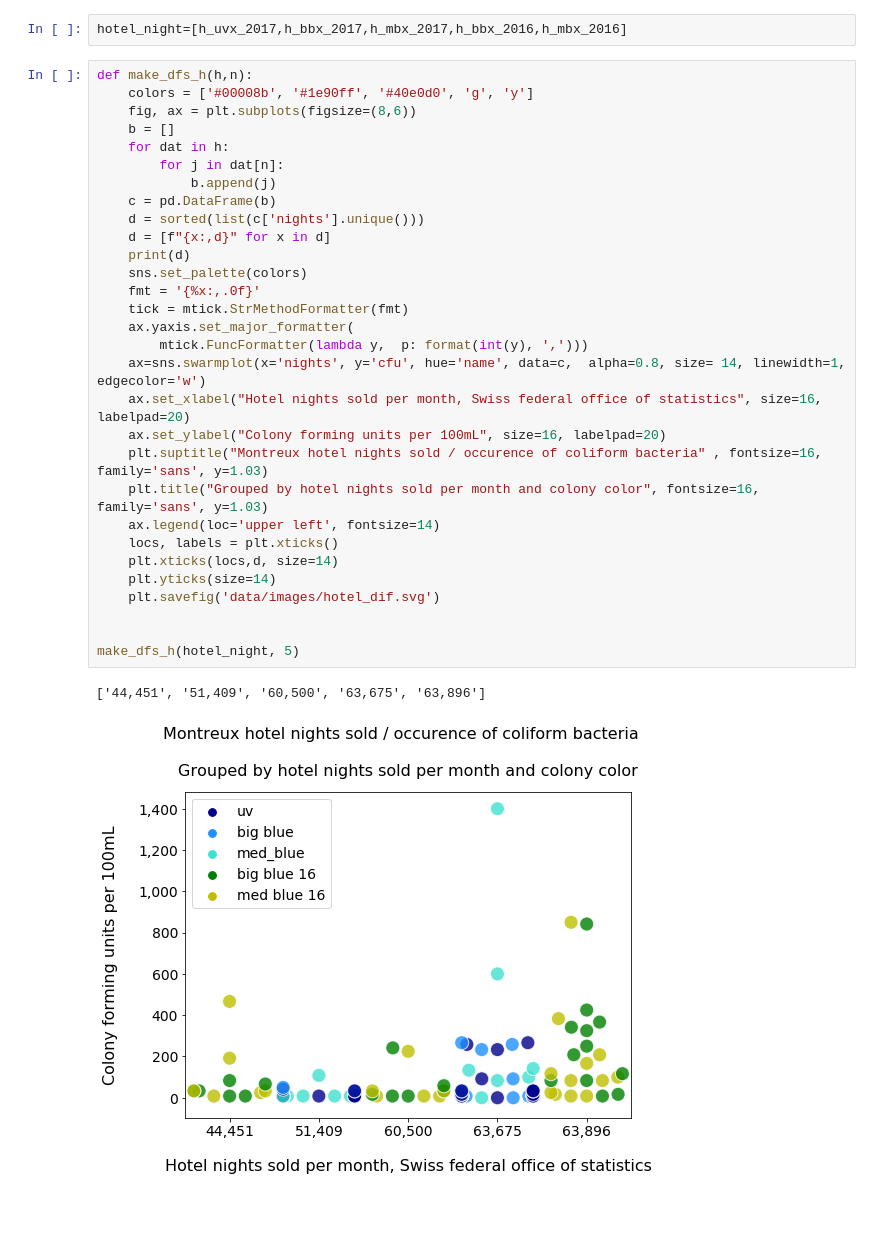
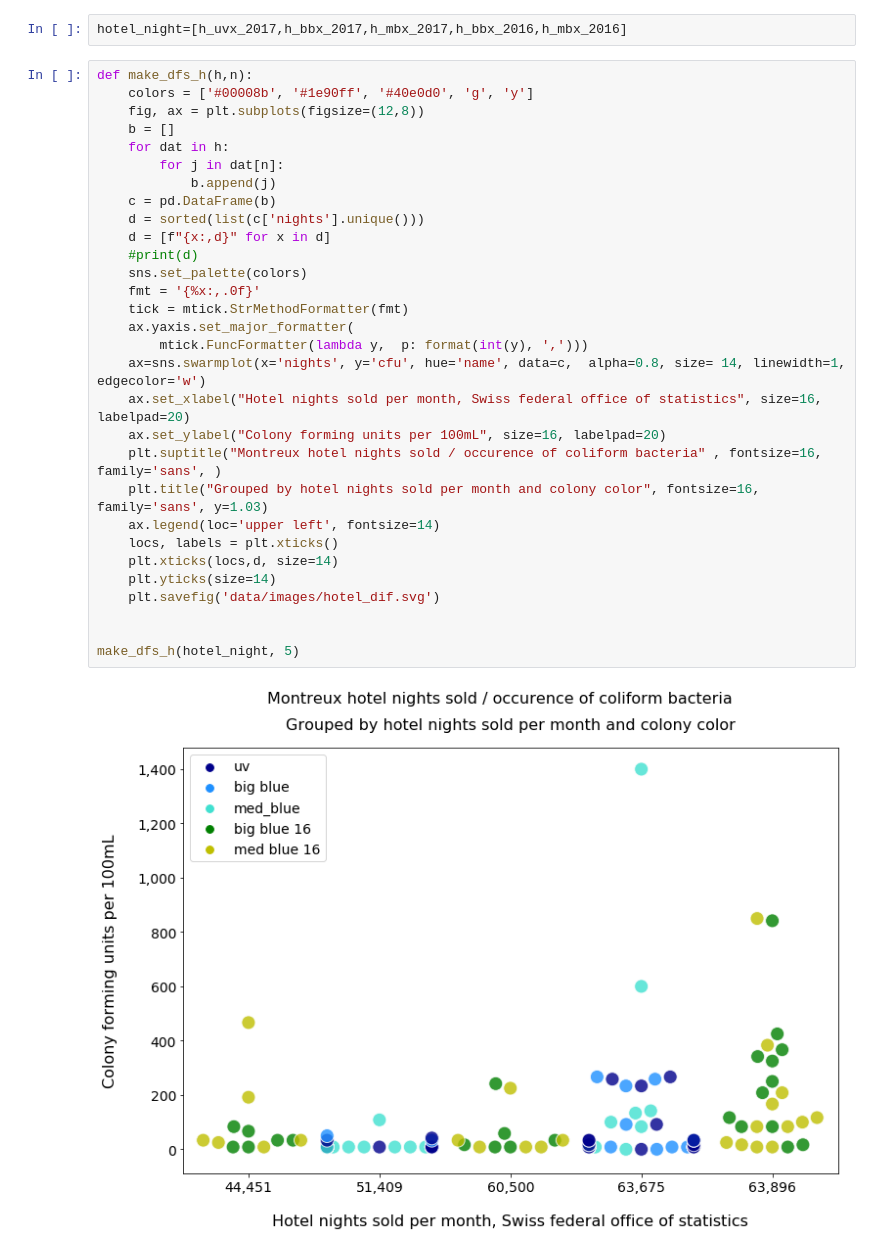
Before and after one commit to GaryHDA/notes, a Jupyter notebook: micro/output_for_hdch.ipynb, the cells around one changed output. Drawn from its saved outputs; the diff is of its cells as text; blank space fills up the shorter version.

```diff
--- a/micro/output_for_hdch.ipynb
+++ b/micro/output_for_hdch.ipynb
@@ -679,36 +673,35 @@ hotel_night=[h_uvx_2017,h_bbx_2017,h_mbx_2017,h_bbx_2016,h_mbx_2016]
 # %%
 def make_dfs_h(h,n):
     colors = ['#00008b', '#1e90ff', '#40e0d0', 'g', 'y']
-    fig, ax = plt.subplots(figsize=(8,6))
+    fig, ax = plt.subplots(figsize=(12,8))
     b = []
     for dat in h:
         for j in dat[n]:
             b.append(j)
     c = pd.DataFrame(b)
     d = sorted(list(c['nights'].unique()))
     d = [f"{x:,d}" for x in d]
-    print(d)
+    #print(d)
     sns.set_palette(colors)
     fmt = '{%x:,.0f}'
     tick = mtick.StrMethodFormatter(fmt)
     ax.yaxis.set_major_formatter(
         mtick.FuncFormatter(lambda y,  p: format(int(y), ',')))
     ax=sns.swarmplot(x='nights', y='cfu', hue='name', data=c,  alpha=0.8, size= 14, linewidth=1, edgecolor='w')
     ax.set_xlabel("Hotel nights sold per month, Swiss federal office of statistics", size=16, labelpad=20)
     ax.set_ylabel("Colony forming units per 100mL", size=16, labelpad=20)
-    plt.suptitle("Montreux hotel nights sold / occurence of coliform bacteria" , fontsize=16, family='sans', y=1.03)
+    plt.suptitle("Montreux hotel nights sold / occurence of coliform bacteria" , fontsize=16, family='sans', )
     plt.title("Grouped by hotel nights sold per month and colony color", fontsize=16, family='sans', y=1.03)
     ax.legend(loc='upper left', fontsize=14)
     locs, labels = plt.xticks()
     plt.xticks(locs,d, size=14)
     plt.yticks(size=14)
     plt.savefig('data/images/hotel_dif.svg')
 
 
 make_dfs_h(hotel_night, 5)
 # %% [output]
-['44,451', '51,409', '60,500', '63,675', '63,896']
-[figure, old version]
+[figure, new version]
 # %%
 def make_dfs_r(h,n):
     colors = ['#00008b', '#1e90ff', '#40e0d0', 'g', 'y']
```
Also changed, not shown: parts of 3 cells of this notebook, 6 other files.
